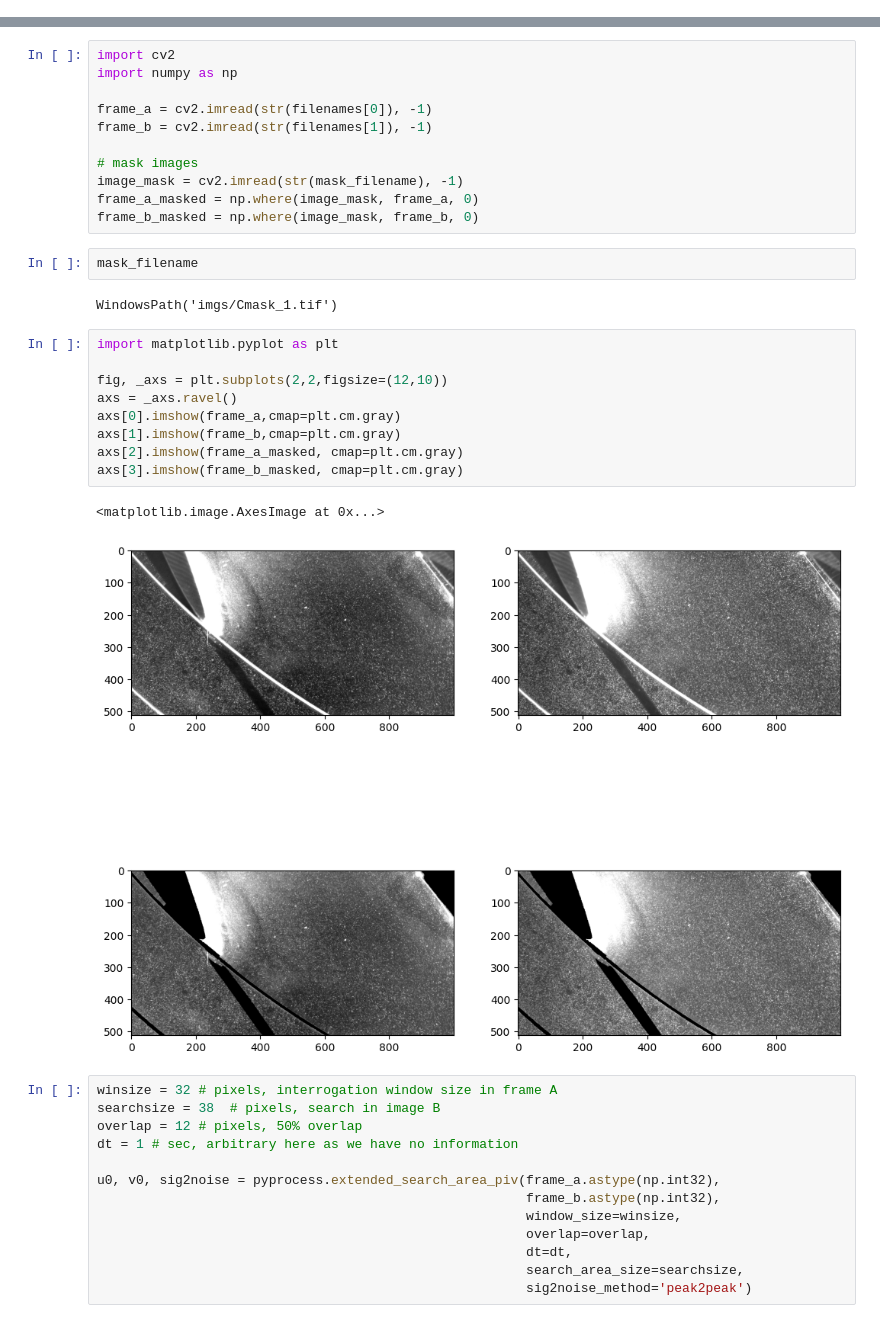
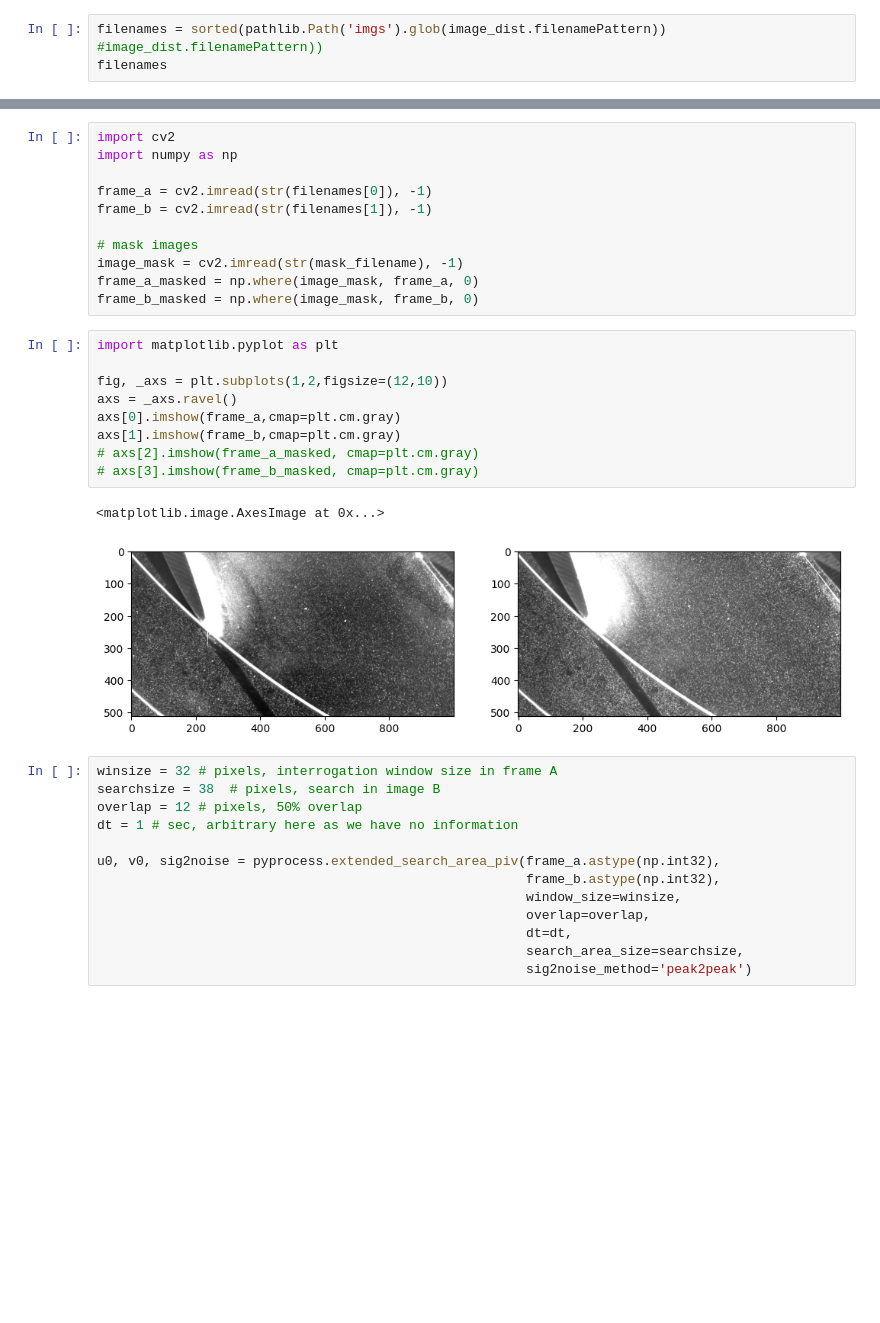
Before and after one commit to matthiasprobst/pivmetalib, a Jupyter notebook: docs/Describe_PIV_eval_with_openPIV.ipynb, the cells around one changed output, grey strips where cells are left out. Cells and saved outputs as stored; diff of their text form; blank space fills up the shorter version.

```diff
--- a/docs/Describe_PIV_eval_with_openPIV.ipynb
+++ b/docs/Describe_PIV_eval_with_openPIV.ipynb
@@ -24,0 +35,3 @@ filenames = image_dist.get_filenames(image_dir)
+# %%
+filenames = sorted(pathlib.Path('imgs').glob(image_dist.filenamePattern)) #image_dist.filenamePattern))
+filenames
@@ -79,22 +71,18 @@ frame_b = cv2.imread(str(filenames[1]), -1)
 image_mask = cv2.imread(str(mask_filename), -1)
 frame_a_masked = np.where(image_mask, frame_a, 0)
 frame_b_masked = np.where(image_mask, frame_b, 0)
-# %%
-mask_filename
-# %% [output]
-WindowsPath('imgs/Cmask_1.tif')
 # %%
 import matplotlib.pyplot as plt
 
-fig, _axs = plt.subplots(2,2,figsize=(12,10))
+fig, _axs = plt.subplots(1,2,figsize=(12,10))
 axs = _axs.ravel()
 axs[0].imshow(frame_a,cmap=plt.cm.gray)
 axs[1].imshow(frame_b,cmap=plt.cm.gray)
-axs[2].imshow(frame_a_masked, cmap=plt.cm.gray)
-axs[3].imshow(frame_b_masked, cmap=plt.cm.gray)
+# axs[2].imshow(frame_a_masked, cmap=plt.cm.gray)
+# axs[3].imshow(frame_b_masked, cmap=plt.cm.gray)
 # %% [output]
 <matplotlib.image.AxesImage at 0x...>
-[figure, old version]
+[figure, new version]
 # %%
 winsize = 32 # pixels, interrogation window size in frame A
 searchsize = 38  # pixels, search in image B
```
Also changed, not shown: parts of 16 cells of this notebook, 13 other files.
